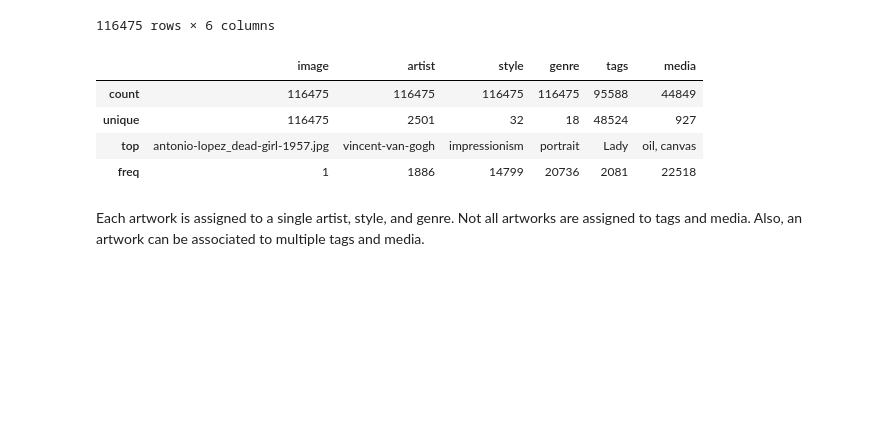
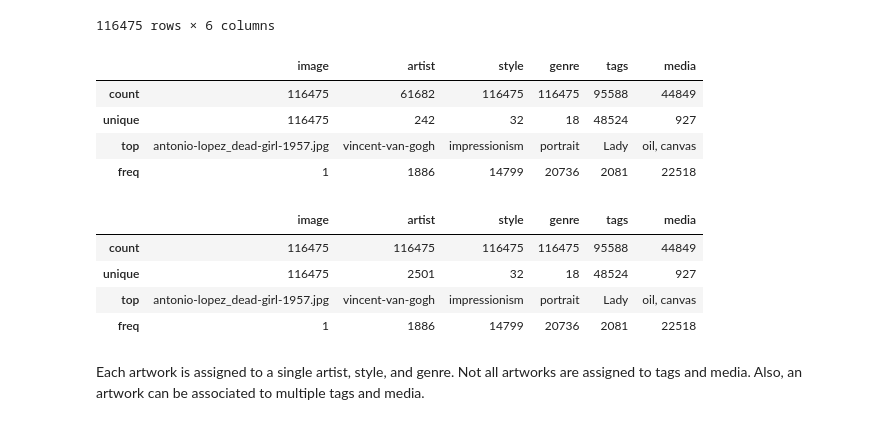
Before and after one commit to nicolafan/neural-artwork-caption-generator, a Jupyter notebook: notebooks/eda.ipynb, the cells around one changed output. Saved outputs shown, nothing was run; the diff lists cells and outputs as text; code cells hidden in the pictures; blank space fills up the shorter version.

```diff
--- a/notebooks/eda.ipynb
+++ b/notebooks/eda.ipynb
@@ -31,6 +31,20 @@ df
 | 116473 | alexander-ivanov_on-the-shore-of-... | alexander-ivanov | romanticism | landscape | Mythology, islands-and-bays | oil, canvas |
 | 116474 | alexander-ivanov_joseph-interpret... | alexander-ivanov | academicism | religious painting | Christianity, saints-and-apostles... | oil, canvas |
 116475 rows × 6 columns
+# %%
+artists_df = df.groupby(["artist"]).count().reset_index()
+valid_artists = set(
+    artists_df[artists_df["image"] >= 100]["artist"].values
+)
+df.loc[~df["artist"].isin(valid_artists), "artist"] = pd.NA
+# %%
+df.describe()
+# %% [output]
+|  | image | artist | style | genre | tags | media |
+| count | 116475 | 61682 | 116475 | 116475 | 95588 | 44849 |
+| unique | 116475 | 242 | 32 | 18 | 48524 | 927 |
+| top | antonio-lopez_dead-girl-1957.jpg | vincent-van-gogh | impressionism | portrait | Lady | oil, canvas |
+| freq | 1 | 1886 | 14799 | 20736 | 2081 | 22518 |
 # %%
 df.describe()
 # %% [output]
```
Also changed, not shown: 1 other file.
